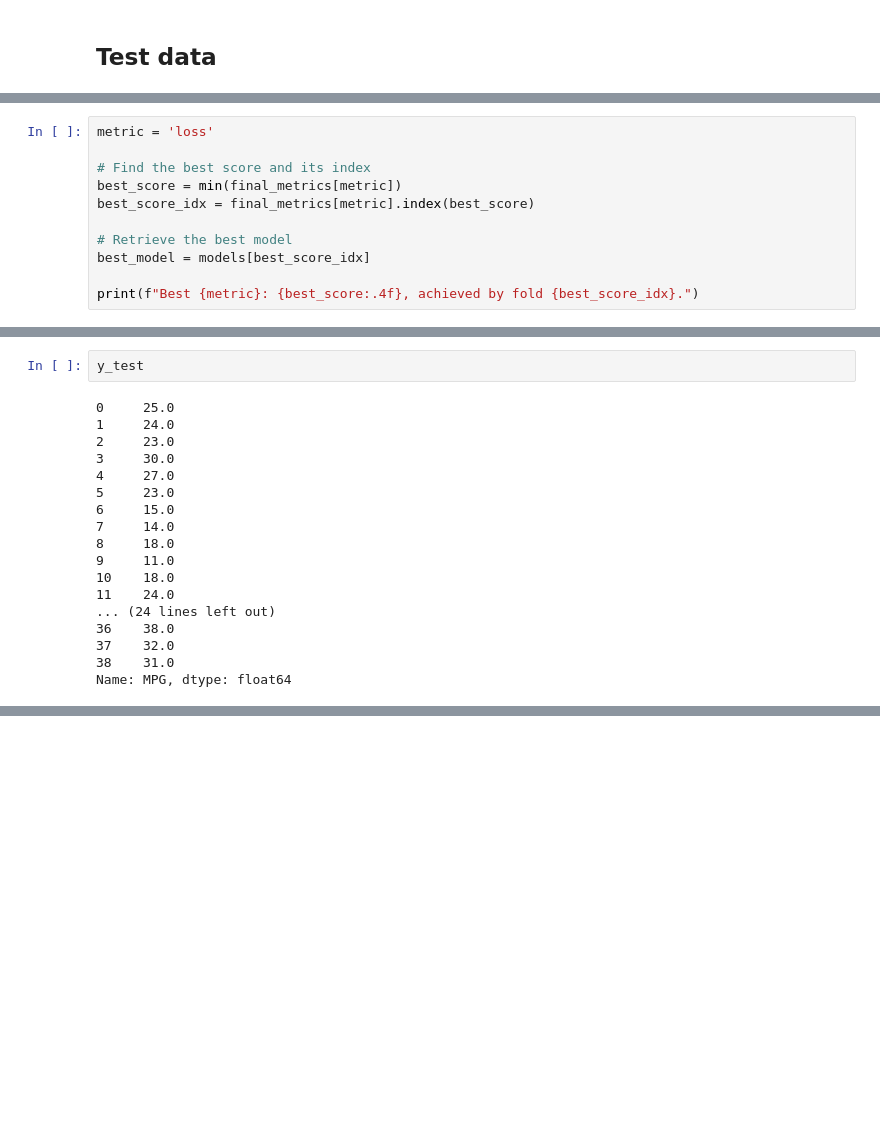
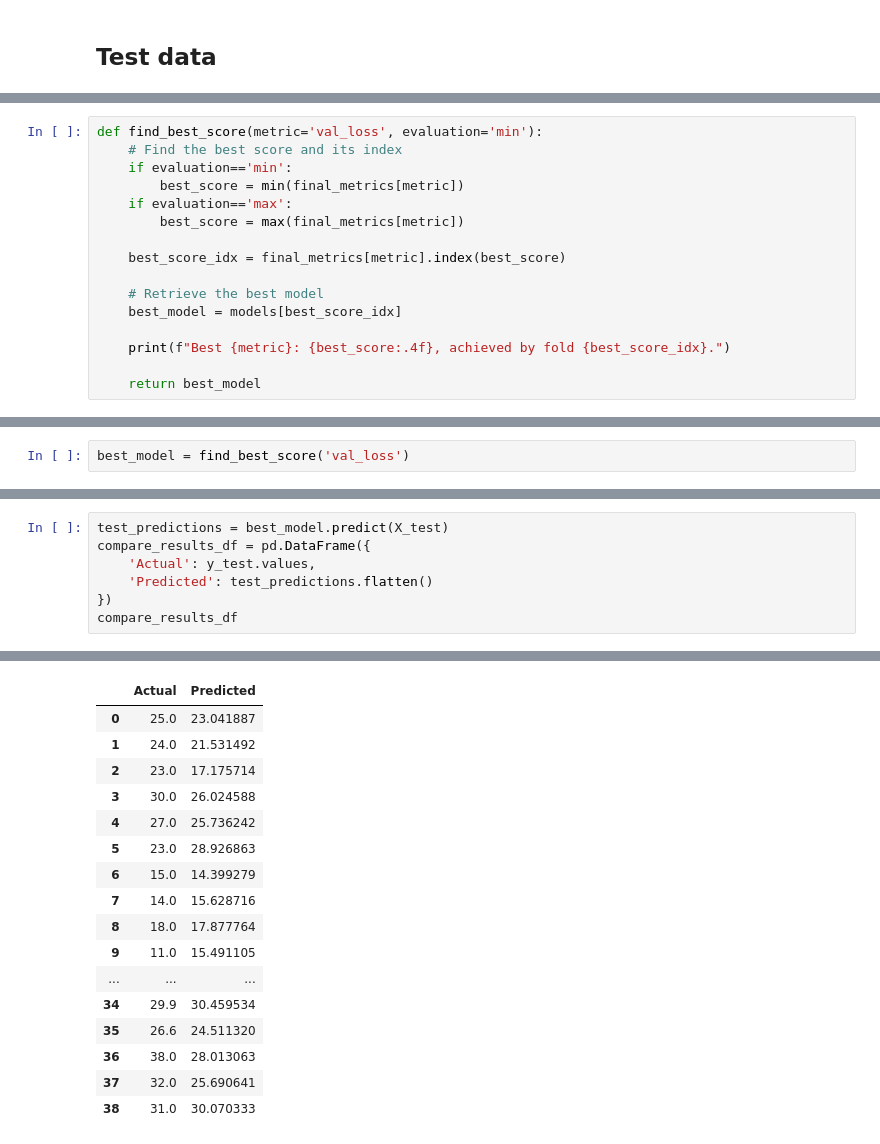
Before and after one commit to IvonLuiz/auto-mpg-prediction, a Jupyter notebook: predicting_fuel_consumption.ipynb, the cells around one changed output, grey strips where cells are left out. Cells and saved outputs as stored; diff of their text form; blank space fills up the shorter version.

Commit message:
better metrics for test

```diff
--- a/predicting_fuel_consumption.ipynb
+++ b/predicting_fuel_consumption.ipynb
@@ -367,11 +359,16 @@ final_metrics['val_r2_metric']
 # %%
-metric = 'loss'
+def find_best_score(metric='val_loss', evaluation='min'):
+    # Find the best score and its index
+    if evaluation=='min':
+        best_score = min(final_metrics[metric])
+    if evaluation=='max':
+        best_score = max(final_metrics[metric])
 
-# Find the best score and its index
-best_score = min(final_metrics[metric])
-best_score_idx = final_metrics[metric].index(best_score)
+    best_score_idx = final_metrics[metric].index(best_score)
 
-# Retrieve the best model
-best_model = models[best_score_idx]
+    # Retrieve the best model
+    best_model = models[best_score_idx]
 
-print(f"Best {metric}: {best_score:.4f}, achieved by fold {best_score_idx}.")
+    print(f"Best {metric}: {best_score:.4f}, achieved by fold {best_score_idx}.")
+
+    return best_model
@@ -431,0 +390,2 @@ Best val_r2_metric: 0.5168, achieved by fold 1.
+# %%
+best_model = find_best_score('val_loss')
@@ -469,20 +410,8 @@ array([[24.523943],
-# %%
-y_test
-# %% [output]
-0     25.0
-1     24.0
-2     23.0
-3     30.0
-4     27.0
-5     23.0
-6     15.0
-7     14.0
-8     18.0
-9     11.0
-10    18.0
-11    24.0
-... (24 lines left out)
-36    38.0
-37    32.0
-38    31.0
-Name: MPG, dtype: float64
+# %%
+test_predictions = best_model.predict(X_test)
+compare_results_df = pd.DataFrame({
+    'Actual': y_test.values,
+    'Predicted': test_predictions.flatten()
+})
+compare_results_df
+# %% [output]
@@ -488,0 +419,17 @@ Name: MPG, dtype: float64
+|  | Actual | Predicted |
+| 0 | 25.0 | 23.041887 |
+| 1 | 24.0 | 21.531492 |
+| 2 | 23.0 | 17.175714 |
+| 3 | 30.0 | 26.024588 |
+| 4 | 27.0 | 25.736242 |
+| 5 | 23.0 | 28.926863 |
+| 6 | 15.0 | 14.399279 |
+| 7 | 14.0 | 15.628716 |
+| 8 | 18.0 | 17.877764 |
+| 9 | 11.0 | 15.491105 |
+| ... | ... | ... |
+| 34 | 29.9 | 30.459534 |
+| 35 | 26.6 | 24.511320 |
+| 36 | 38.0 | 28.013063 |
+| 37 | 32.0 | 25.690641 |
+| 38 | 31.0 | 30.070333 |
```
Also changed, not shown: parts of 17 cells of this notebook.
